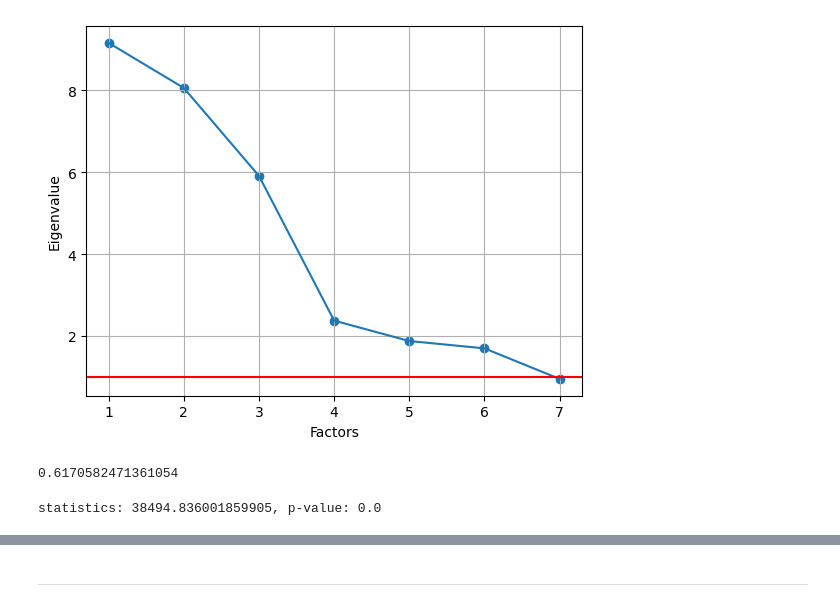
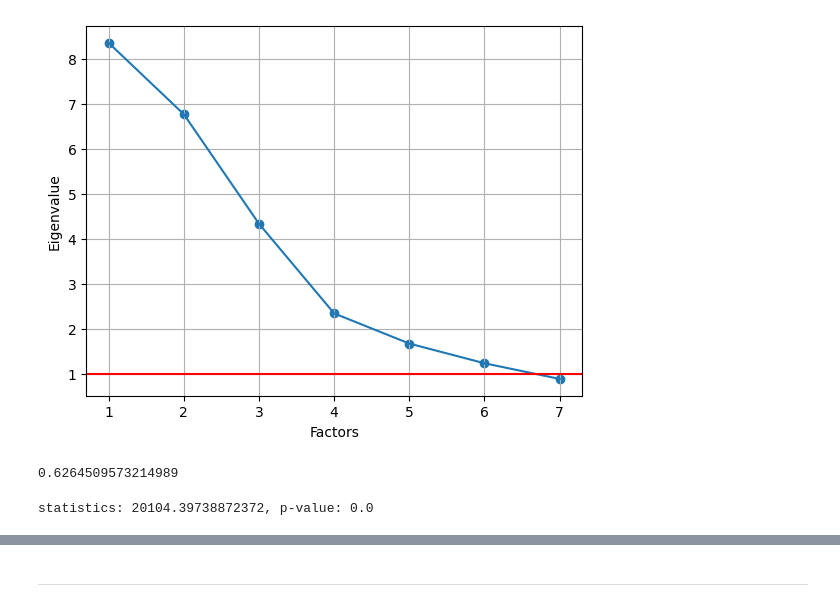
Before and after one commit to blackthorn-ai/XAI_Chem, a Jupyter notebook: ml_part/h2o_model/factor_analysis/pKa_factor_analysis_understandable.ipynb, the cells around one changed output, grey strips where cells are left out. Drawn from its saved outputs; the diff is of its cells as text; code cells hidden in the pictures.

```diff
--- a/ml_part/h2o_model/01.02.24_features_2.1/pKa_factor_analysis_understandable.ipynb
+++ b/ml_part/h2o_model/factor_analysis/pKa_factor_analysis_understandable.ipynb
@@ -8,50 +8,57 @@ from sklearn.preprocessing import StandardScaler
 train_df = pd.read_csv(r'C:\work\DrugDiscovery\main_git\XAI_Chem\data\updated_features\csv_for_rulefit\train_pKa_v3.csv', index_col=0)
 test_df = pd.read_csv(r'C:\work\DrugDiscovery\main_git\XAI_Chem\data\updated_features\csv_for_rulefit\test_pKa_v3.csv', index_col=0)
 
 merged_dataframe = pd.concat([train_df, test_df], axis=0)
 
+merged_dataframe.rename(columns={"amine_type": "identificator"}, inplace=True)
+merged_dataframe.drop(['molecule_type'], axis=1, inplace=True)
+
 features_to_analyse = []
 for feature_name in merged_dataframe.columns:
-    if len(merged_dataframe[feature_name].unique()) != 1:
+    if len(merged_dataframe[feature_name].unique()) > 1:
         features_to_analyse.append(feature_name)
-features_to_analyse.remove('fold_id')
+
+features_to_drop = ['nFARing', 'nFAHRing', 'nFHRing', 'nAHRing', 'fold_id']
+
+for feature_to_drop in features_to_drop:
+    features_to_analyse.remove(feature_to_drop)
 
 fa = FactorAnalyzer(rotation=None)
 
 df_features = merged_dataframe[features_to_analyse]
 df_features_darray = StandardScaler().fit_transform(df_features)
 fa.fit(df_features_darray)
 
 ev, _ = fa.get_eigenvalues()
 for index, en_value in enumerate(ev):
     if en_value < 1:
         break
 index += 1
 
 
 plt.scatter(range(1, index + 1), ev[:index])
 plt.plot(range(1, index + 1), ev[:index])
 plt.xlabel('Factors')
 plt.ylabel('Eigenvalue')
 plt.axhline(y = 1, color='r')
 plt.grid()
 plt.show()
 # %% [output]
-[figure, old version]
+[figure, new version]
 # %%
 from factor_analyzer.factor_analyzer import calculate_kmo
 
 kmo_all, kmo_model = calculate_kmo(df_features)
 kmo_model
 # %% [output]
-0.6170582471361054
+0.6264509573214989
 # %%
 from factor_analyzer.factor_analyzer import calculate_bartlett_sphericity
 
 chi_square_value, p_value = calculate_bartlett_sphericity(df_features_darray)
 print(f"statistics: {chi_square_value}, p-value: {p_value}")
 # %% [output]
-statistics: 38494.836001859905, p-value: 0.0
+statistics: 20104.39738872372, p-value: 0.0
 # %%
 from sklearn.preprocessing import StandardScaler
 
```
Also changed, not shown: parts of 2 cells of this notebook, 2 other files.
